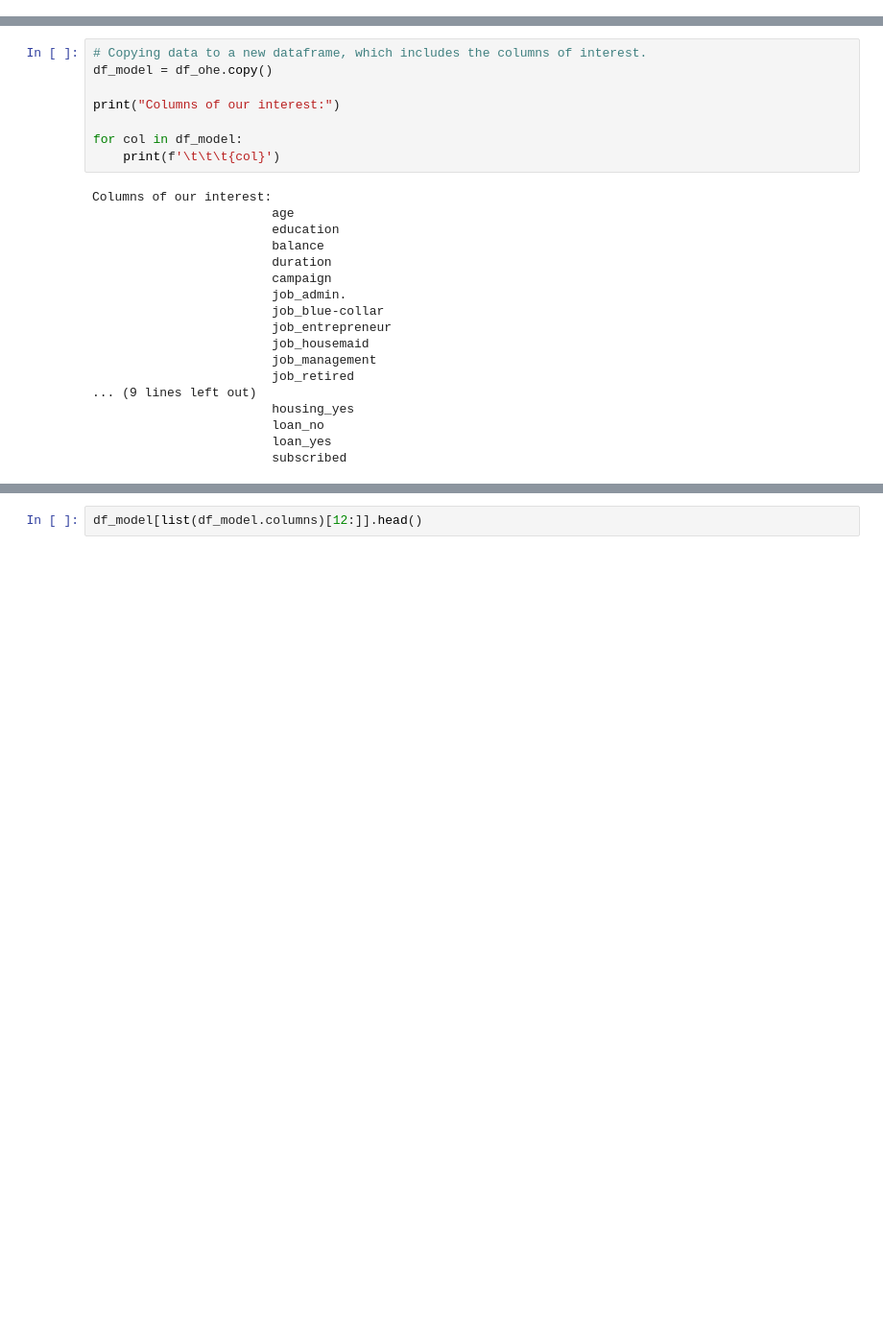
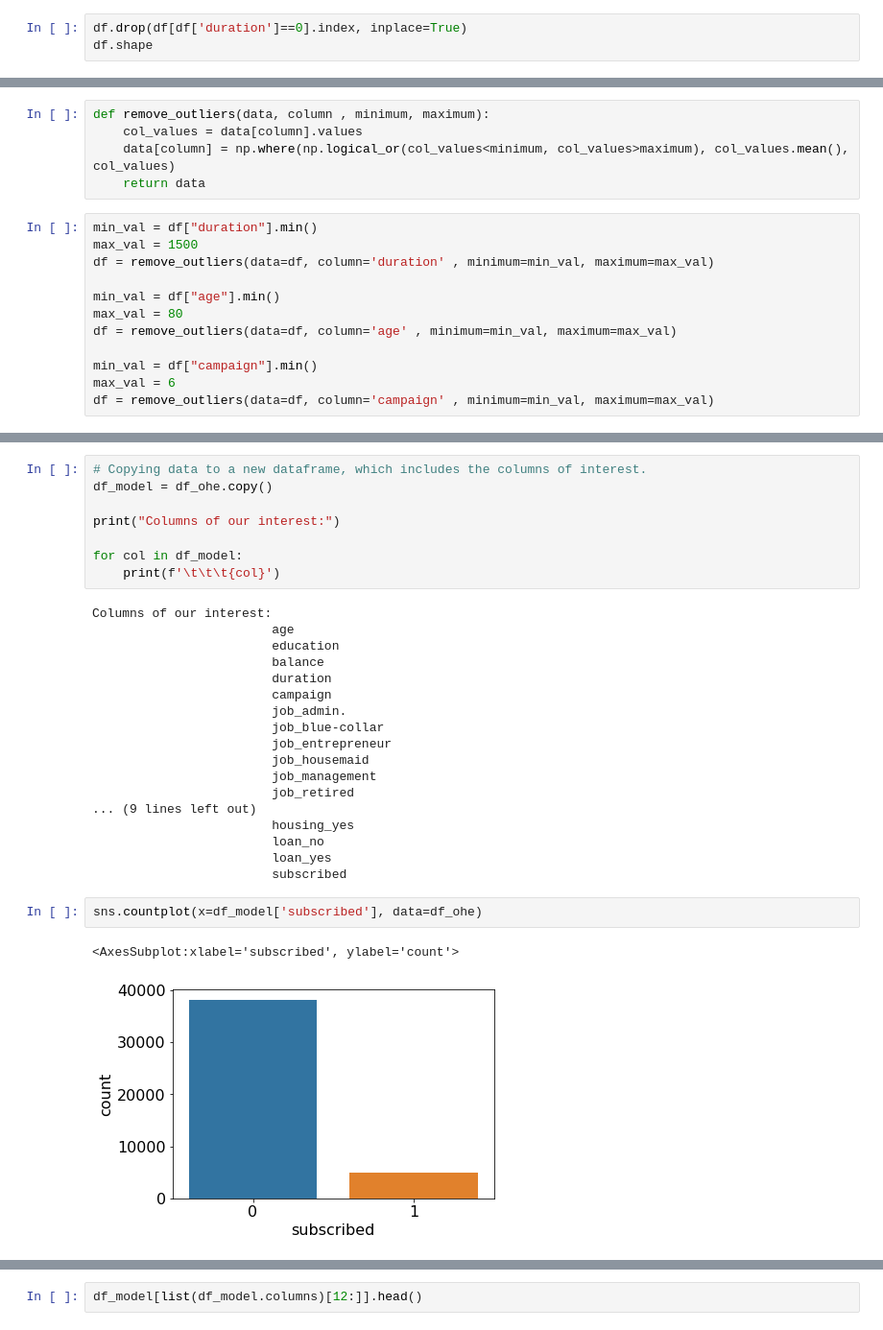
Before and after one commit to pankajvma/MiniProjects, a Jupyter notebook: Bank-Marketing-Prediction/Bank-marketing-predict-term-deposit.ipynb, the cells around one changed output, grey strips where cells are left out. Shown: that part at 96% size. Cells and saved outputs as stored; diff of their text form; blank space fills up the shorter version.

```diff
--- a/Bank-Marketing-Prediction/Bank-marketing-predict-term-deposit.ipynb
+++ b/Bank-Marketing-Prediction/Bank-marketing-predict-term-deposit.ipynb
@@ -770,0 +818,3 @@ Index(['age', 'job', 'marital', 'education', 'balance', 'housing', 'loan',
+# %%
+df.drop(df[df['duration']==0].index, inplace=True)
+df.shape
@@ -773,3 +826,20 @@ object_data = [data for data in df.dtypes[df.dtypes == 'object'].index]
 object_data
 # %% [output]
 ['job', 'marital', 'housing', 'loan']
+# %%
+def remove_outliers(data, column , minimum, maximum):
+    col_values = data[column].values
+    data[column] = np.where(np.logical_or(col_values<minimum, col_values>maximum), col_values.mean(), col_values)
+    return data
+# %%
+min_val = df["duration"].min()
+max_val = 1500
+df = remove_outliers(data=df, column='duration' , minimum=min_val, maximum=max_val)
+
+min_val = df["age"].min()
+max_val = 80
+df = remove_outliers(data=df, column='age' , minimum=min_val, maximum=max_val)
+
+min_val = df["campaign"].min()
+max_val = 6
+df = remove_outliers(data=df, column='campaign' , minimum=min_val, maximum=max_val)
@@ -887,3 +959,8 @@ Columns of our interest:
                         loan_no
                         loan_yes
                         subscribed
+# %%
+sns.countplot(x=df_model['subscribed'], data=df_ohe)
+# %% [output]
+<AxesSubplot:xlabel='subscribed', ylabel='count'>
+[figure, added]
```
Also changed, not shown: parts of 50 cells of this notebook, 54 other files.
